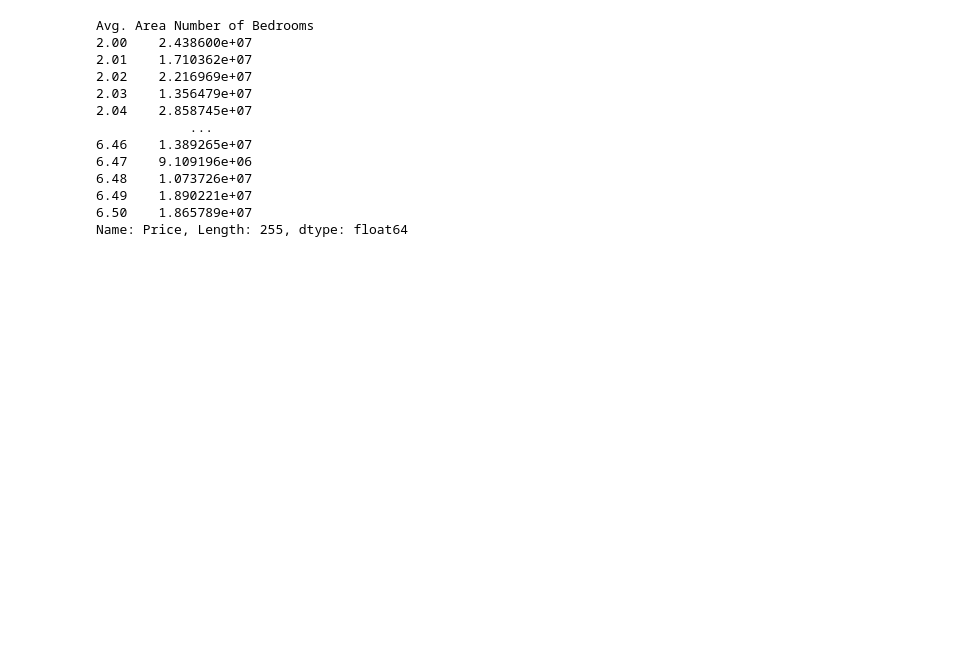
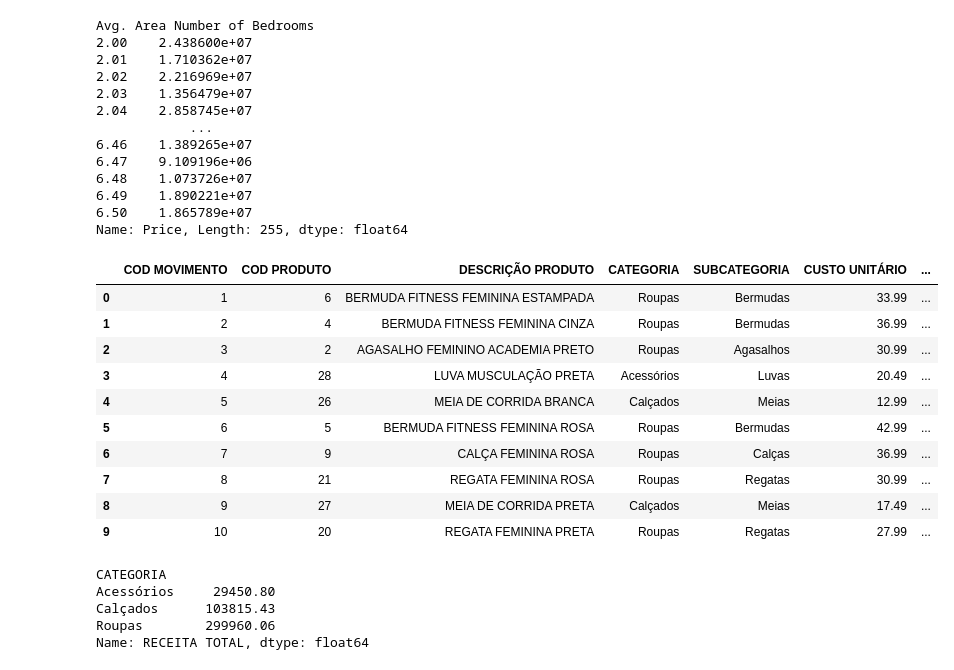
Before and after one commit to gabriel-x303/Basi-Py, a Jupyter notebook: Bases de dados.ipynb, the cells around one changed output. Cells and saved outputs as stored; diff of their text form; code cells hidden in the pictures; blank space fills up the shorter version.

Commit message:
Somas categorias cruzadas

```diff
--- a/Bases de dados.ipynb
+++ b/Bases de dados.ipynb
@@ -171,3 +171,27 @@ Avg. Area Number of Bedrooms
 6.49    1.890221e+07
 6.50    1.865789e+07
 Name: Price, Length: 255, dtype: float64
+# %%
+ex = pd.read_excel("Exemple.xlsx")
+ex.head(10)
+# %% [output]
+|  | COD MOVIMENTO | COD PRODUTO | DESCRIÇÃO PRODUTO | CATEGORIA | SUBCATEGORIA | CUSTO UNITÁRIO | ... |
+| 0 | 1 | 6 | BERMUDA FITNESS FEMININA ESTAMPADA | Roupas | Bermudas | 33.99 | ... |
+| 1 | 2 | 4 | BERMUDA FITNESS FEMININA CINZA | Roupas | Bermudas | 36.99 | ... |
+| 2 | 3 | 2 | AGASALHO FEMININO ACADEMIA PRETO | Roupas | Agasalhos | 30.99 | ... |
+| 3 | 4 | 28 | LUVA MUSCULAÇÃO PRETA | Acessórios | Luvas | 20.49 | ... |
+| 4 | 5 | 26 | MEIA DE CORRIDA BRANCA | Calçados | Meias | 12.99 | ... |
+| 5 | 6 | 5 | BERMUDA FITNESS FEMININA ROSA | Roupas | Bermudas | 42.99 | ... |
+| 6 | 7 | 9 | CALÇA FEMININA ROSA | Roupas | Calças | 36.99 | ... |
+| 7 | 8 | 21 | REGATA FEMININA ROSA | Roupas | Regatas | 30.99 | ... |
+| 8 | 9 | 27 | MEIA DE CORRIDA PRETA | Calçados | Meias | 17.49 | ... |
+| 9 | 10 | 20 | REGATA FEMININA PRETA | Roupas | Regatas | 27.99 | ... |
+# %%
+# Receita por categoria
+ex.groupby("CATEGORIA")["RECEITA TOTAL"].sum()
+# %% [output]
+CATEGORIA
+Acessórios     29450.80
+Calçados      103815.43
+Roupas        299960.06
+Name: RECEITA TOTAL, dtype: float64
```
Also changed, not shown: parts of 2 cells of this notebook, 2 other files.
